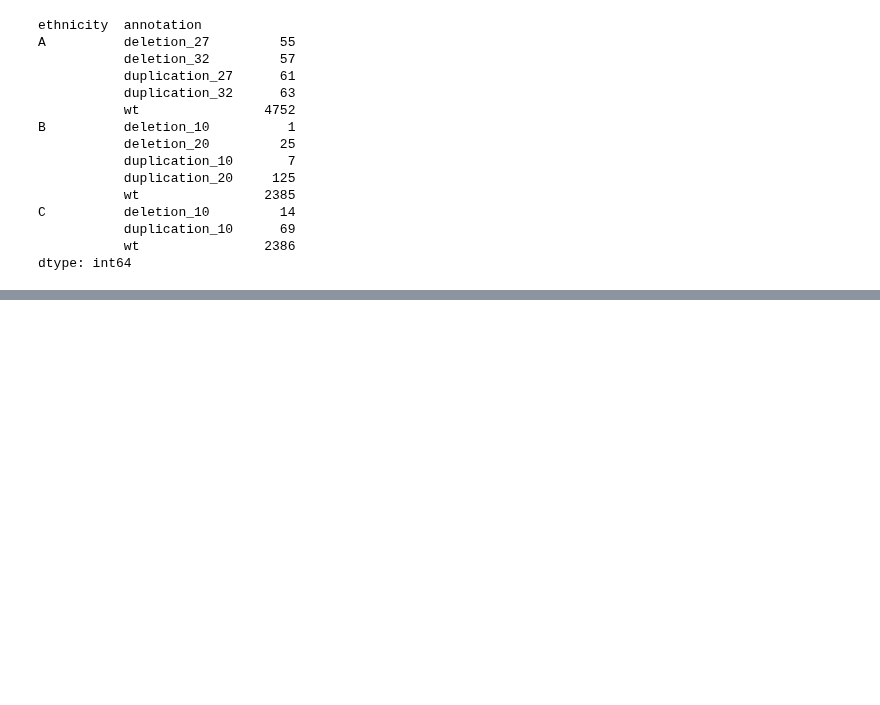
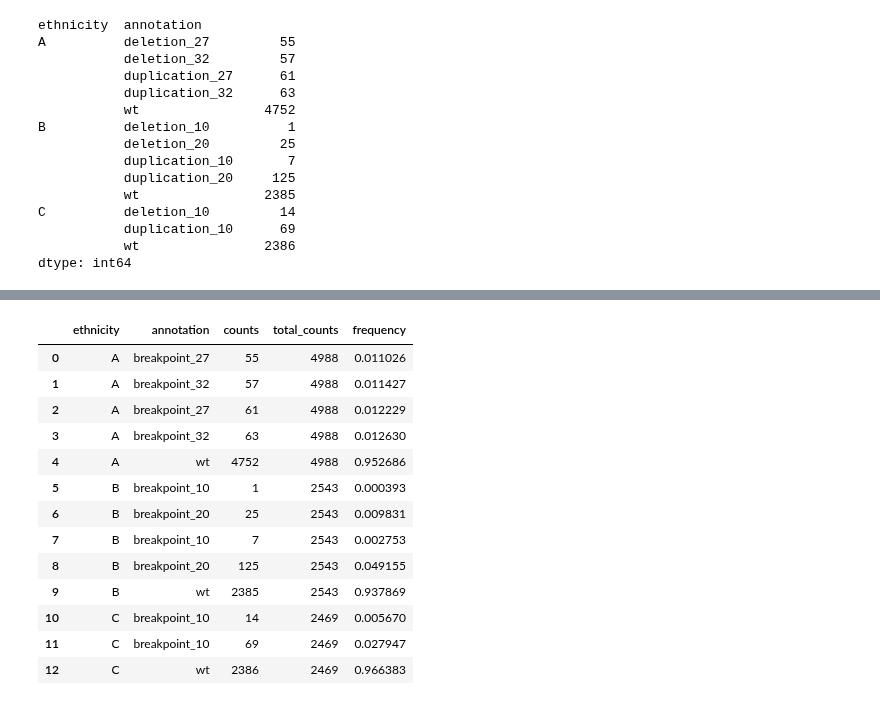
Before and after one commit to delongmeng/NGS_del_dup_detection, a Jupyter notebook: Myriad_Tech_Screen.ipynb, the cells around one changed output, grey strips where cells are left out. Cells and saved outputs as stored; diff of their text form; code cells hidden in the pictures; blank space fills up the shorter version.

```diff
--- a/Myriad_Tech_Screen.ipynb
+++ b/Myriad_Tech_Screen.ipynb
@@ -630,0 +663,19 @@ ethnicity_variation.groupby(["ethnicity", "annotation"]).size().reset_index(name
+# %%
+breakpoint_by_ethnicity = annotation_by_ethnicity.replace(["deletion", "duplication"], "breakpoint", regex = True)
+# %%
+breakpoint_by_ethnicity
+# %% [output]
+|  | ethnicity | annotation | counts | total_counts | frequency |
+| 0 | A | breakpoint_27 | 55 | 4988 | 0.011026 |
+| 1 | A | breakpoint_32 | 57 | 4988 | 0.011427 |
+| 2 | A | breakpoint_27 | 61 | 4988 | 0.012229 |
+| 3 | A | breakpoint_32 | 63 | 4988 | 0.012630 |
+| 4 | A | wt | 4752 | 4988 | 0.952686 |
+| 5 | B | breakpoint_10 | 1 | 2543 | 0.000393 |
+| 6 | B | breakpoint_20 | 25 | 2543 | 0.009831 |
+| 7 | B | breakpoint_10 | 7 | 2543 | 0.002753 |
+| 8 | B | breakpoint_20 | 125 | 2543 | 0.049155 |
+| 9 | B | wt | 2385 | 2543 | 0.937869 |
+| 10 | C | breakpoint_10 | 14 | 2469 | 0.005670 |
+| 11 | C | breakpoint_10 | 69 | 2469 | 0.027947 |
+| 12 | C | wt | 2386 | 2469 | 0.966383 |
```
Also changed, not shown: parts of 11 cells of this notebook, 5 other files.
